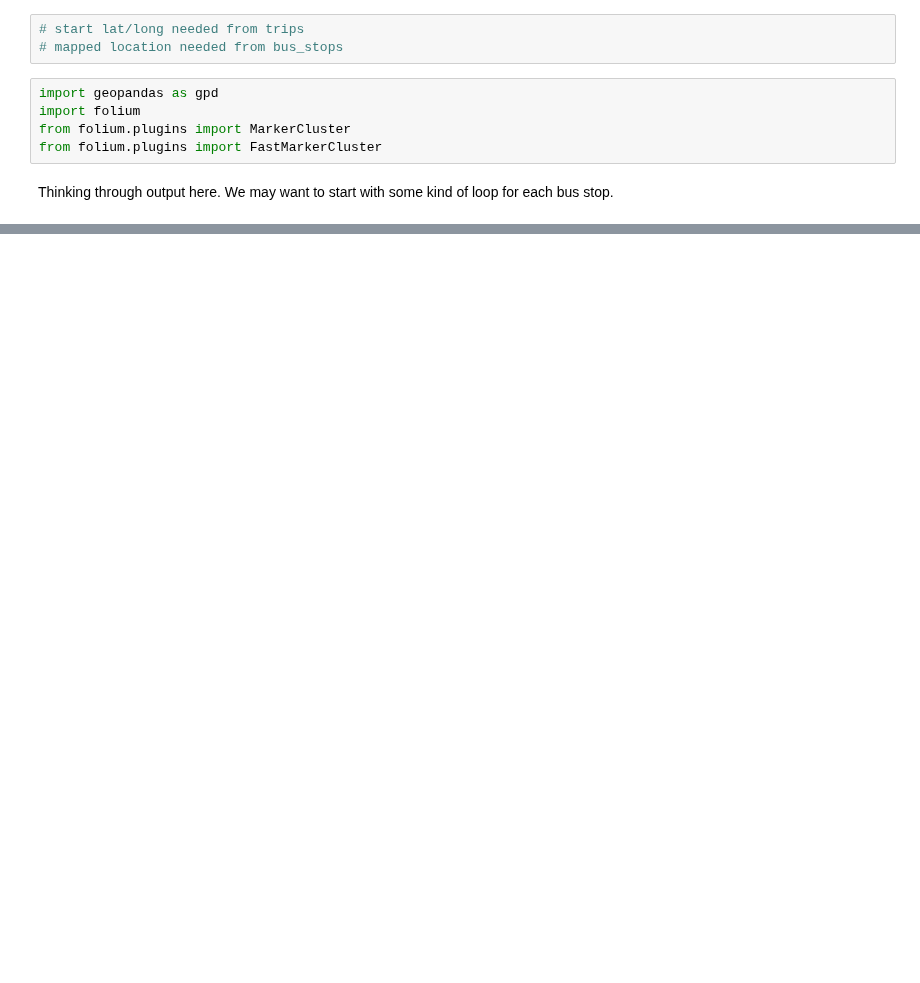
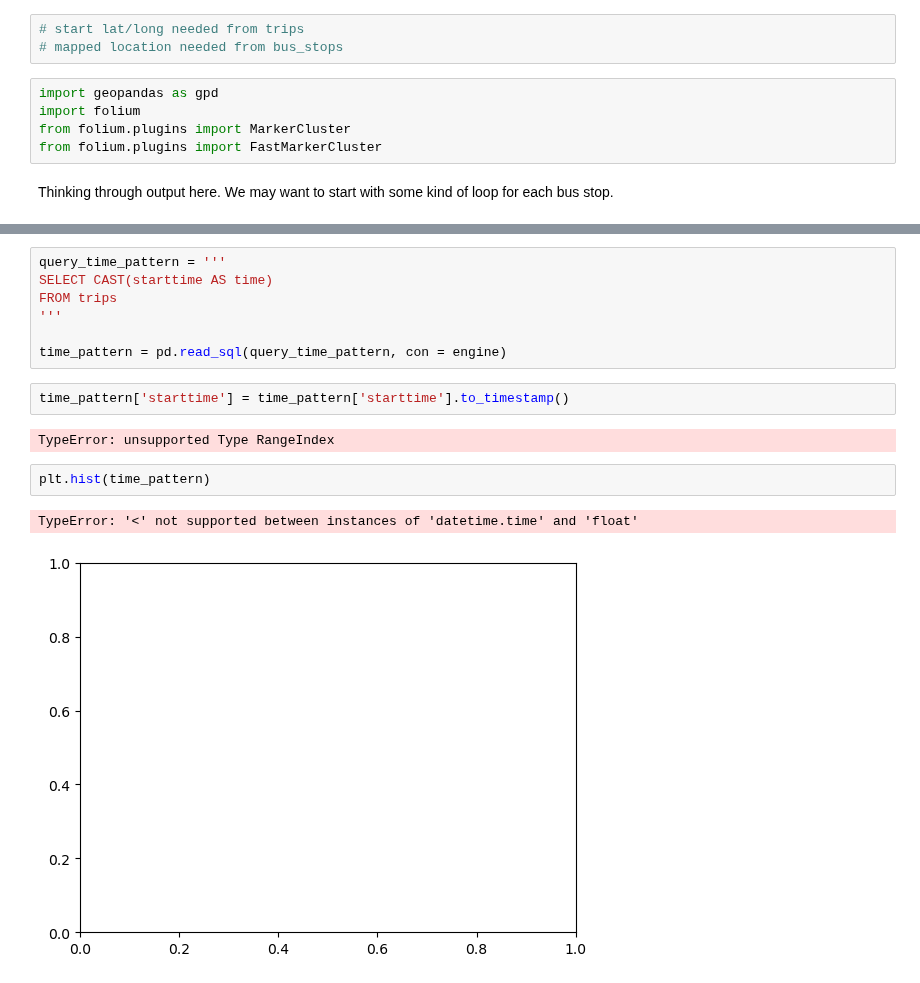
Before and after one commit to NSS-Data-Analytics-Cohort-10/scooters-group-2, a Jupyter notebook: notebooks/scooters_notebook.ipynb, the cells around one changed output, grey strips where cells are left out. Cells and saved outputs as stored; diff of their text form; blank space fills up the shorter version.

```diff
--- a/notebooks/scooters_notebook.ipynb
+++ b/notebooks/scooters_notebook.ipynb
@@ -702,0 +769,16 @@ We may want to start with some kind of loop for each bus stop.
+# %%
+query_time_pattern = '''
+SELECT CAST(starttime AS time)
+FROM trips
+'''
+
+time_pattern = pd.read_sql(query_time_pattern, con = engine)
+# %%
+time_pattern['starttime'] = time_pattern['starttime'].to_timestamp()
+# %% [output]
+TypeError: unsupported Type RangeIndex
+# %%
+plt.hist(time_pattern)
+# %% [output]
+TypeError: '<' not supported between instances of 'datetime.time' and 'float'
+[figure, added]
```
Also changed, not shown: parts of 12 cells of this notebook.
